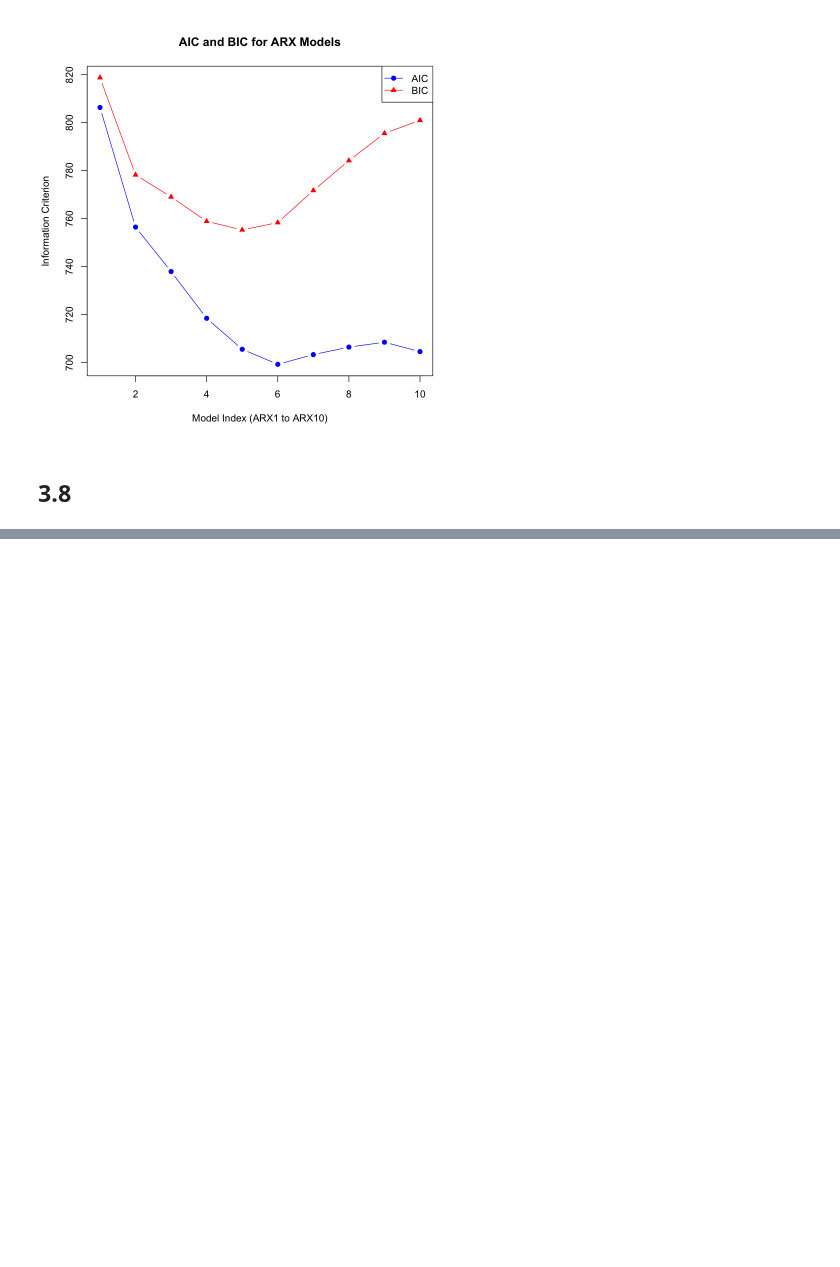
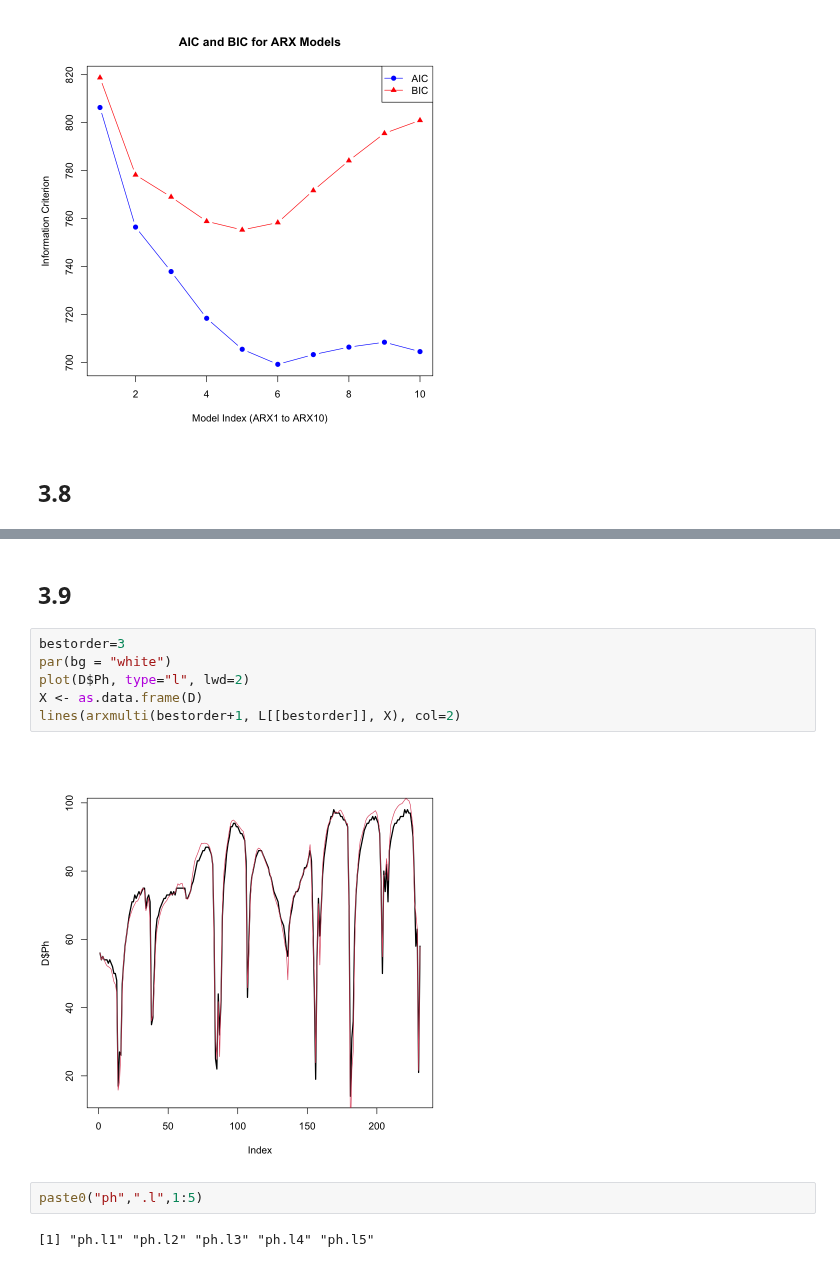
Before and after one commit to mathilderask/TimeSeriesAnalysis, a Jupyter notebook: Assig3/opg_3_oia.ipynb, the cells around one changed output, grey strips where cells are left out. Saved outputs shown, nothing was run; the diff lists cells and outputs as text; blank space fills up the shorter version.

```diff
--- a/Assig3/opg_3_oia.ipynb
+++ b/Assig3/opg_3_oia.ipynb
@@ -382,0 +388,14 @@ plot(1:10, Error, type = "b", pch = 19, col = "blue",
+# %% [markdown]
+## 3.9
+# %%
+bestorder=3
+par(bg = "white")
+plot(D$Ph, type="l", lwd=2)
+X <- as.data.frame(D)
+lines(arxmulti(bestorder+1, L[[bestorder]], X), col=2)
+# %% [output]
+[figure, added]
+# %%
+paste0("ph",".l",1:5)
+# %% [output]
+[1] "ph.l1" "ph.l2" "ph.l3" "ph.l4" "ph.l5"
```
Also changed, not shown: parts of 4 cells of this notebook.
